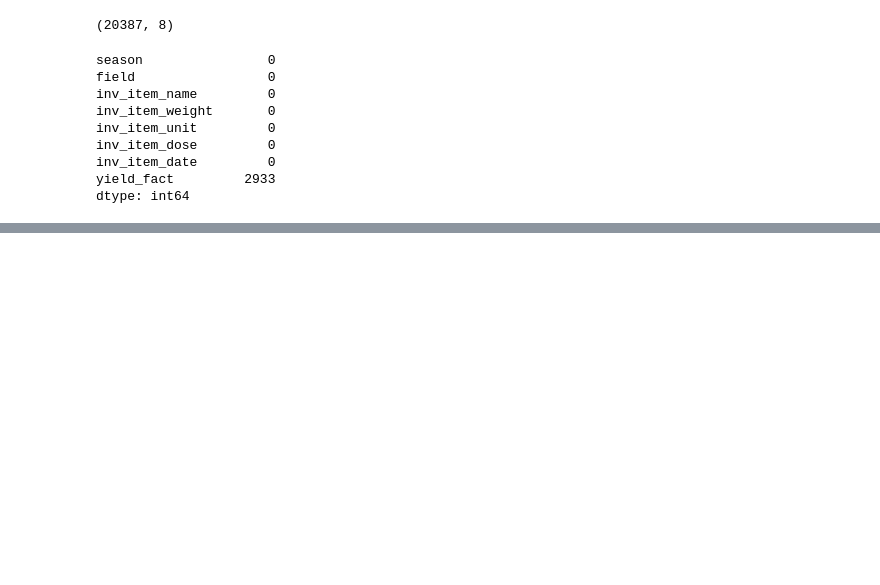
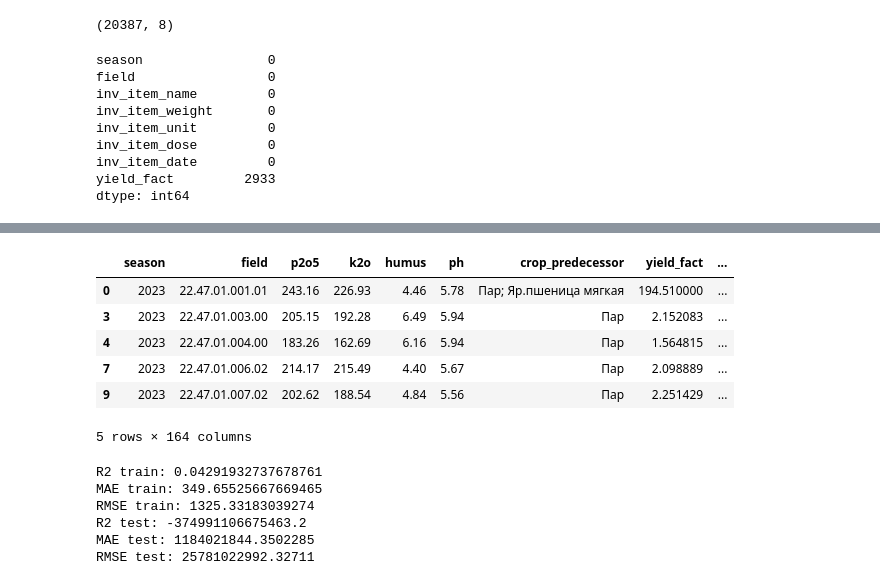
Before and after one commit to VladSunny/DANO_EKONIVA, a Jupyter notebook: notebooks/introduction.ipynb, the cells around one changed output, grey strips where cells are left out. Cells and saved outputs as stored; diff of their text form; code cells hidden in the pictures; blank space fills up the shorter version.

```diff
--- a/notebooks/introduction.ipynb
+++ b/notebooks/introduction.ipynb
@@ -114,0 +292,18 @@ df_fertilizers.to_csv('fertilizers.csv')
+# %%
+df['crop_predecessor_split'].dtypes
+mlb = MultiLabelBinarizer()
+one_hot = mlb.fit_transform(df['crop_predecessor_split'])
+
+one_hot_df = pd.DataFrame(one_hot, columns=mlb.classes_, index=df.index)
+
+df = pd.concat([df, one_hot_df], axis=1)
+
+df.head()
+# %% [output]
+|  | season | field | p2o5 | k2o | humus | ph | crop_predecessor | yield_fact | ... |
+| 0 | 2023 | 22.47.01.001.01 | 243.16 | 226.93 | 4.46 | 5.78 | Пар; Яр.пшеница мягкая | 194.510000 | ... |
+| 3 | 2023 | 22.47.01.003.00 | 205.15 | 192.28 | 6.49 | 5.94 | Пар | 2.152083 | ... |
+| 4 | 2023 | 22.47.01.004.00 | 183.26 | 162.69 | 6.16 | 5.94 | Пар | 1.564815 | ... |
+| 7 | 2023 | 22.47.01.006.02 | 214.17 | 215.49 | 4.40 | 5.67 | Пар | 2.098889 | ... |
+| 9 | 2023 | 22.47.01.007.02 | 202.62 | 188.54 | 4.84 | 5.56 | Пар | 2.251429 | ... |
+5 rows × 164 columns
@@ -114,0 +315,31 @@ df_fertilizers.to_csv('fertilizers.csv')
+# %%
+model = LinearRegression()
+
+model.fit(X_train, y_train)
+
+y_pred_train = model.predict(X_train)
+
+y_pred_test = model.predict(X_test)
+
+r2_train = r2_score(y_train, y_pred_train)
+mae_train = mean_absolute_error(y_train, y_pred_train)
+rmse_train = np.sqrt(mean_squared_error(y_train, y_pred_train))
+
+r2_test = r2_score(y_test, y_pred_test)
+mae_test = mean_absolute_error(y_test, y_pred_test)
+rmse_test = np.sqrt(mean_squared_error(y_test, y_pred_test))
+
+print(f"R2 train: {r2_train}")
+print(f"MAE train: {mae_train}")
+print(f"RMSE train: {rmse_train}")
+
+print(f"R2 test: {r2_test}")
+print(f"MAE test: {mae_test}")
+print(f"RMSE test: {rmse_test}")
+# %% [output]
+R2 train: 0.04291932737678761
+MAE train: 349.65525667669465
+RMSE train: 1325.33183039274
+R2 test: -374991106675463.2
+MAE test: 1184021844.3502285
+RMSE test: 25781022992.32711
```
Also changed, not shown: parts of 19 cells of this notebook, 4 other files.
